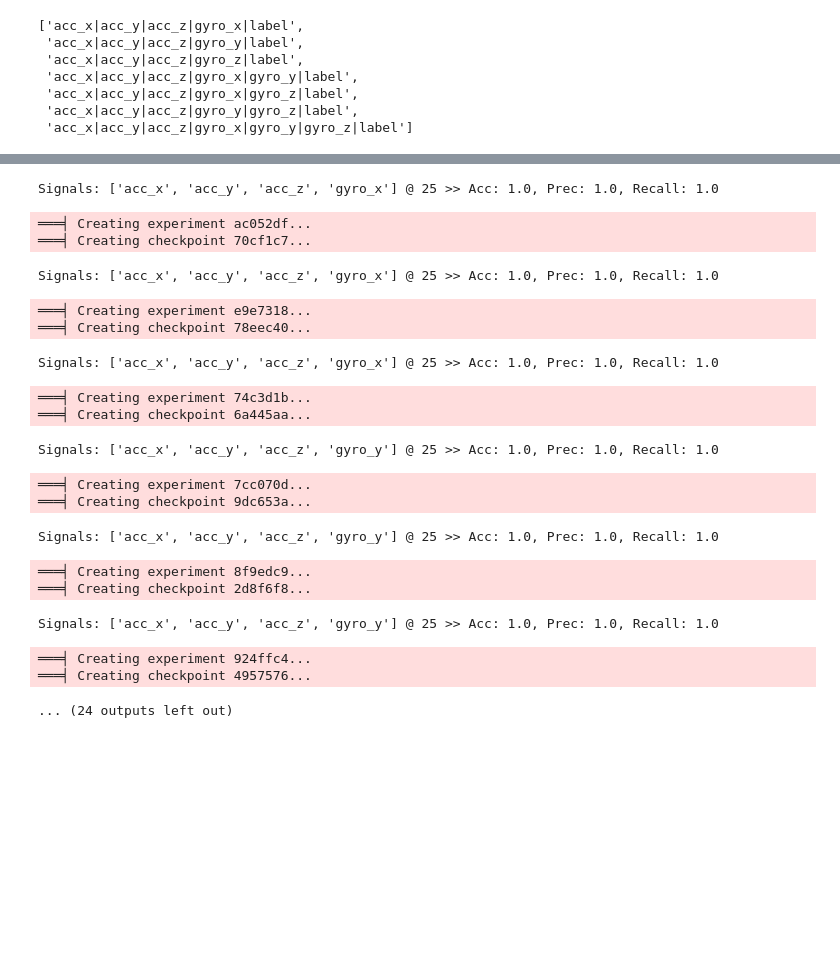
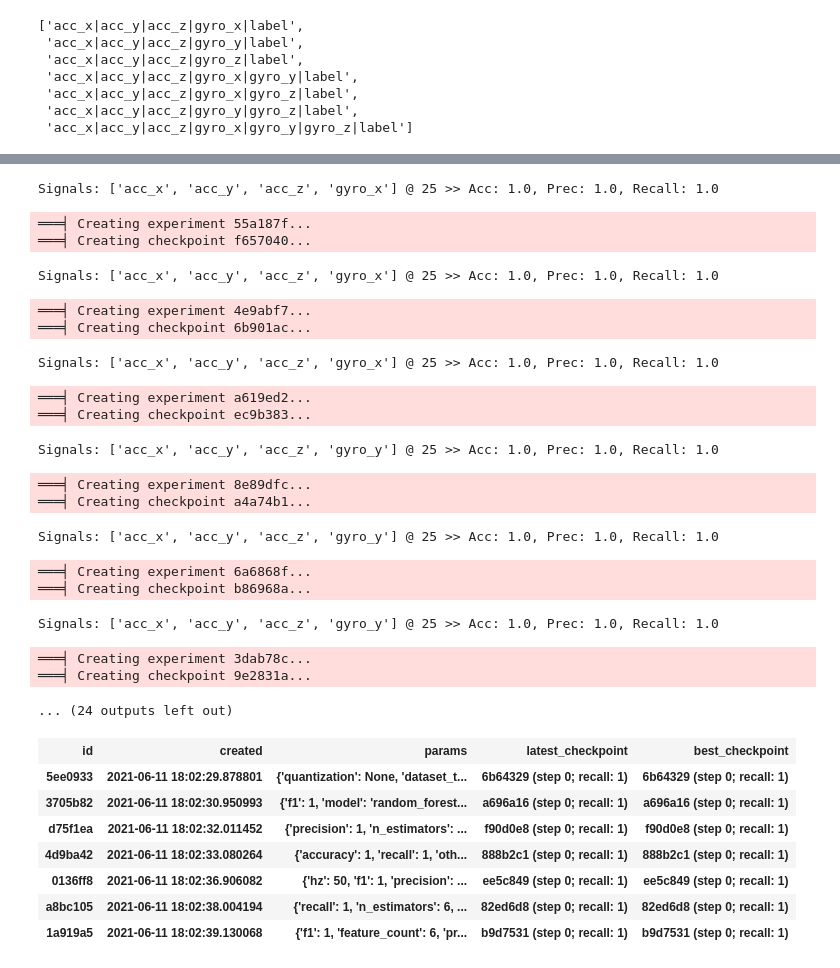
Before and after one commit to tkeyo/tinyml-esp-data, a Jupyter notebook: 5-optimize-models.ipynb, the cells around one changed output, grey strips where cells are left out. Drawn from its saved outputs; the diff is of its cells as text; code cells hidden in the pictures; blank space fills up the shorter version.

```diff
--- a/5-optimize-models.ipynb
+++ b/5-optimize-models.ipynb
@@ -152,11 +162,16 @@ from sklearn.tree import DecisionTreeClassifier
 from sklearn import metrics
 
 is_save_model=True
-CUTOFF=0.985
+model_type = 'decision_tree'
+stage='optimized'
+dataset='base'
+quantization=None
+
+cutoff=0.985
 dataset_test_sizes = [0.35]
-datasets = [(df_20hz, 20), (df_25hz, 25), (df_50hz, 50)]
+datasets_setup = [(df_20hz, 20), (df_25hz, 25), (df_50hz, 50)]
 
-for df_t in datasets:
+for df_t in datasets_setup:
     for comb in comb_list:
         for dataset_test_size in dataset_test_sizes:
             df_filtered = df_t[0].filter(regex=comb)
@@ -164,7 +179,7 @@ for df_t in datasets:
                 df_filtered.drop('label',axis=1), df_filtered['label'], test_size=dataset_test_size, random_state=42)
 
             for estimators in [4,5,6]:
-                clf = DecisionTreeClassifier( random_state=42)
+                clf = DecisionTreeClassifier(random_state=42)
                 clf.fit(X_train, y_train)
 
                 y_pred = clf.predict(X_test)
@@ -174,25 +189,29 @@ for df_t in datasets:
                 precision = metrics.precision_score(y_test, y_pred, average='macro')
                 recall = metrics.recall_score(y_test, y_pred, average='macro')
 
-                if recall > CUTOFF:
+                if recall > cutoff:
                     signals = comb.replace('|label','').split('|')
+                    print(f"Signals: {signals} @ {df_t[1]} >> Acc: {accuracy}, Prec: {precision}, Recall: {recall}")
 
-                    print(f"Signals: {signals} @ {df_t[1]} >> Acc: {accuracy}, Prec: {precision}, Recall: {recall}")
                     if is_save_model:
                         experiment = keepsake.init(
                             params={
-                                'model':'decision_tree',
+                                'model':model_type,
                                 'features': signals,
                                 'feature_count': len(signals),
                                 'n_estimators': estimators,
                                 'dataset_test_size': dataset_test_size,
                                 'hz':df_t[1],
-                                'data_set':'baseline',
-                                'quantization': None,
-                                'other_params': 'default'
+                                'data_set':dataset,
+                                'quantization': quantization,
+                                'other_params': 'default',
+                                'accuracy': accuracy,
+                                'precision':precision,
+                                'recall':recall,
+                                'f1':f1
                                 })
 
-                        path = save_model_optimized(clf, stage='optimized', dataset='base', model_type='random_forest', exp_id=experiment.id[:7])
+                        path = save_model_optimized(clf, stage=stage, dataset=dataset, model_type=model_type, exp_id=experiment.id[:7])
 
                         experiment.checkpoint(
                             path=path,
@@ -202,21 +221,32 @@ for df_t in datasets:
                         experiment.stop()
 # %% [output]
 Signals: ['acc_x', 'acc_y', 'acc_z', 'gyro_x'] @ 25 >> Acc: 1.0, Prec: 1.0, Recall: 1.0
-═══╡ Creating experiment ac052df...
-═══╡ Creating checkpoint 70cf1c7...
+═══╡ Creating experiment 55a187f...
+═══╡ Creating checkpoint f657040...
 Signals: ['acc_x', 'acc_y', 'acc_z', 'gyro_x'] @ 25 >> Acc: 1.0, Prec: 1.0, Recall: 1.0
-═══╡ Creating experiment e9e7318...
-═══╡ Creating checkpoint 78eec40...
+═══╡ Creating experiment 4e9abf7...
+═══╡ Creating checkpoint 6b901ac...
 Signals: ['acc_x', 'acc_y', 'acc_z', 'gyro_x'] @ 25 >> Acc: 1.0, Prec: 1.0, Recall: 1.0
-═══╡ Creating experiment 74c3d1b...
-═══╡ Creating checkpoint 6a445aa...
+═══╡ Creating experiment a619ed2...
+═══╡ Creating checkpoint ec9b383...
 Signals: ['acc_x', 'acc_y', 'acc_z', 'gyro_y'] @ 25 >> Acc: 1.0, Prec: 1.0, Recall: 1.0
-═══╡ Creating experiment 7cc070d...
-═══╡ Creating checkpoint 9dc653a...
+═══╡ Creating experiment 8e89dfc...
+═══╡ Creating checkpoint a4a74b1...
 Signals: ['acc_x', 'acc_y', 'acc_z', 'gyro_y'] @ 25 >> Acc: 1.0, Prec: 1.0, Recall: 1.0
-═══╡ Creating experiment 8f9edc9...
-═══╡ Creating checkpoint 2d8f6f8...
+═══╡ Creating experiment 6a6868f...
+═══╡ Creating checkpoint b86968a...
 Signals: ['acc_x', 'acc_y', 'acc_z', 'gyro_y'] @ 25 >> Acc: 1.0, Prec: 1.0, Recall: 1.0
-═══╡ Creating experiment 924ffc4...
-═══╡ Creating checkpoint 4957576...
+═══╡ Creating experiment 3dab78c...
+═══╡ Creating checkpoint 9e2831a...
 ... (24 outputs left out)
+# %%
+keepsake.experiments.list(lambda exp: exp.params['accuracy'] == 1.0 and exp.params['model'] == 'random_forest')
+# %% [output]
+| id | created | params | latest_checkpoint | best_checkpoint |
+| 5ee0933 | 2021-06-11 18:02:29.878801 | {'quantization': None, 'dataset_t... | 6b64329 (step 0; recall: 1) | 6b64329 (step 0; recall: 1) |
+| 3705b82 | 2021-06-11 18:02:30.950993 | {'f1': 1, 'model': 'random_forest... | a696a16 (step 0; recall: 1) | a696a16 (step 0; recall: 1) |
+| d75f1ea | 2021-06-11 18:02:32.011452 | {'precision': 1, 'n_estimators': ... | f90d0e8 (step 0; recall: 1) | f90d0e8 (step 0; recall: 1) |
+| 4d9ba42 | 2021-06-11 18:02:33.080264 | {'accuracy': 1, 'recall': 1, 'oth... | 888b2c1 (step 0; recall: 1) | 888b2c1 (step 0; recall: 1) |
+| 0136ff8 | 2021-06-11 18:02:36.906082 | {'hz': 50, 'f1': 1, 'precision': ... | ee5c849 (step 0; recall: 1) | ee5c849 (step 0; recall: 1) |
+| a8bc105 | 2021-06-11 18:02:38.004194 | {'recall': 1, 'n_estimators': 6, ... | 82ed6d8 (step 0; recall: 1) | 82ed6d8 (step 0; recall: 1) |
+| 1a919a5 | 2021-06-11 18:02:39.130068 | {'f1': 1, 'feature_count': 6, 'pr... | b9d7531 (step 0; recall: 1) | b9d7531 (step 0; recall: 1) |
```
Also changed, not shown: parts of 2 cells of this notebook, 54 other files.
